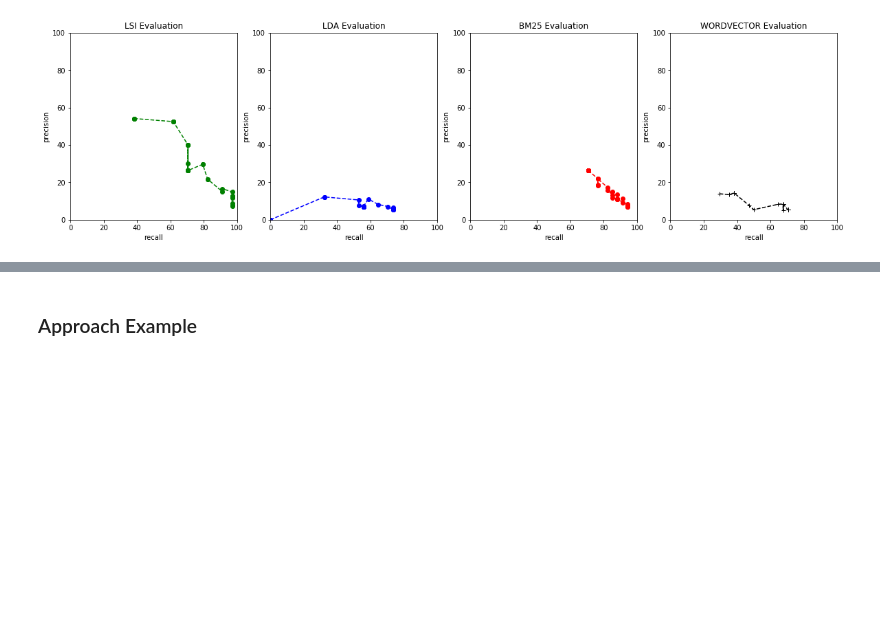
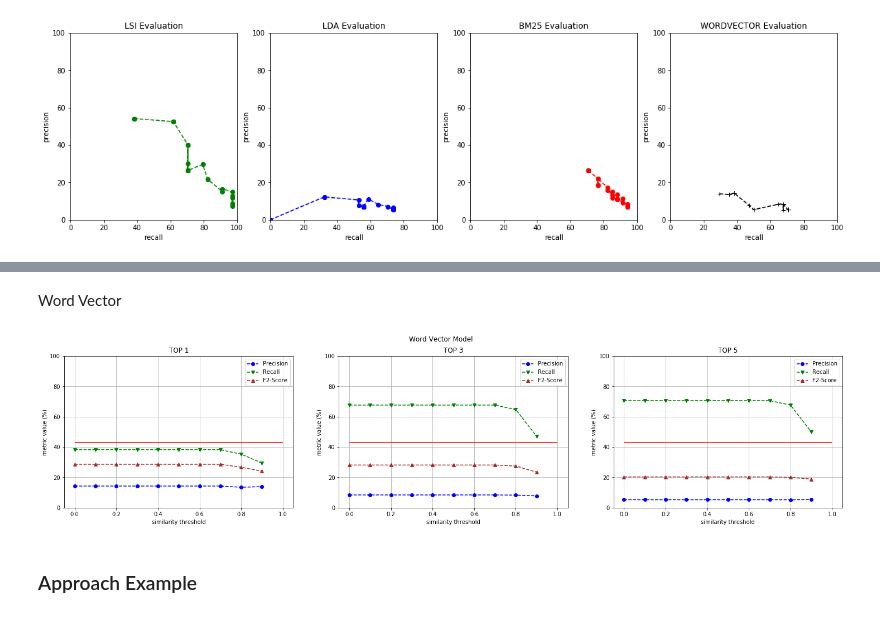
Before and after one commit to Pointpt/trace-link-recovery-study, a Jupyter notebook: notebooks/firefox_p2/feat_br_tracing/feat_br_runner.ipynb, the cells around one changed output, grey strips where cells are left out. Drawn from its saved outputs; the diff is of its cells as text; code cells hidden in the pictures; blank space fills up the shorter version.

```diff
--- a/notebooks/firefox_p2/feat_br_tracing/feat_br_runner.ipynb
+++ b/notebooks/firefox_p2/feat_br_tracing/feat_br_runner.ipynb
@@ -94,3 +114,9 @@ evaluator_2.plot_evaluations_4(evals_df_2_1)
+# %% [markdown]
+Word Vector
+# %%
+evaluator_2.plot_evaluations_2('Word Vector Model', evals_df_2, model_name='wordvector')
+# %% [output]
+[figure, added]
 # %% [markdown]
 ### Approach Example
 # %%
```
Also changed, not shown: parts of 52 cells of this notebook, 3 other files.
